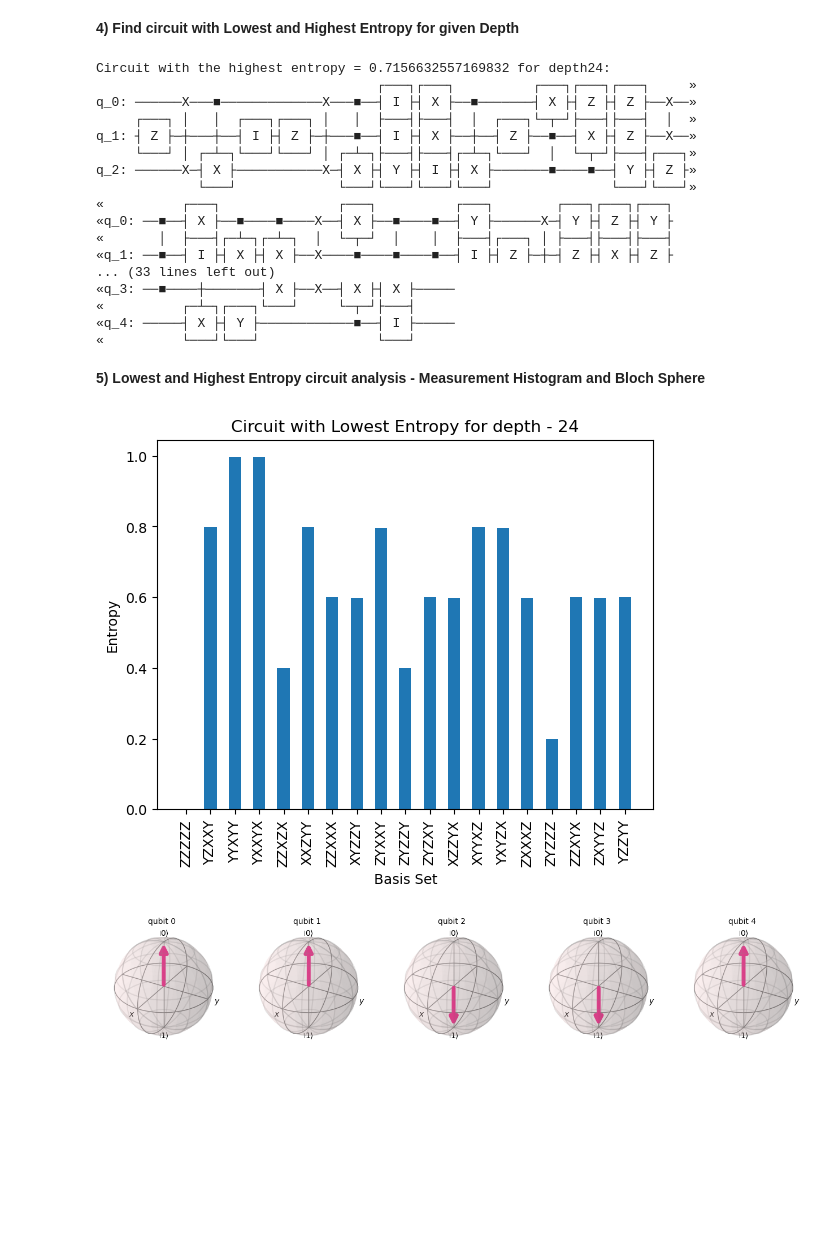
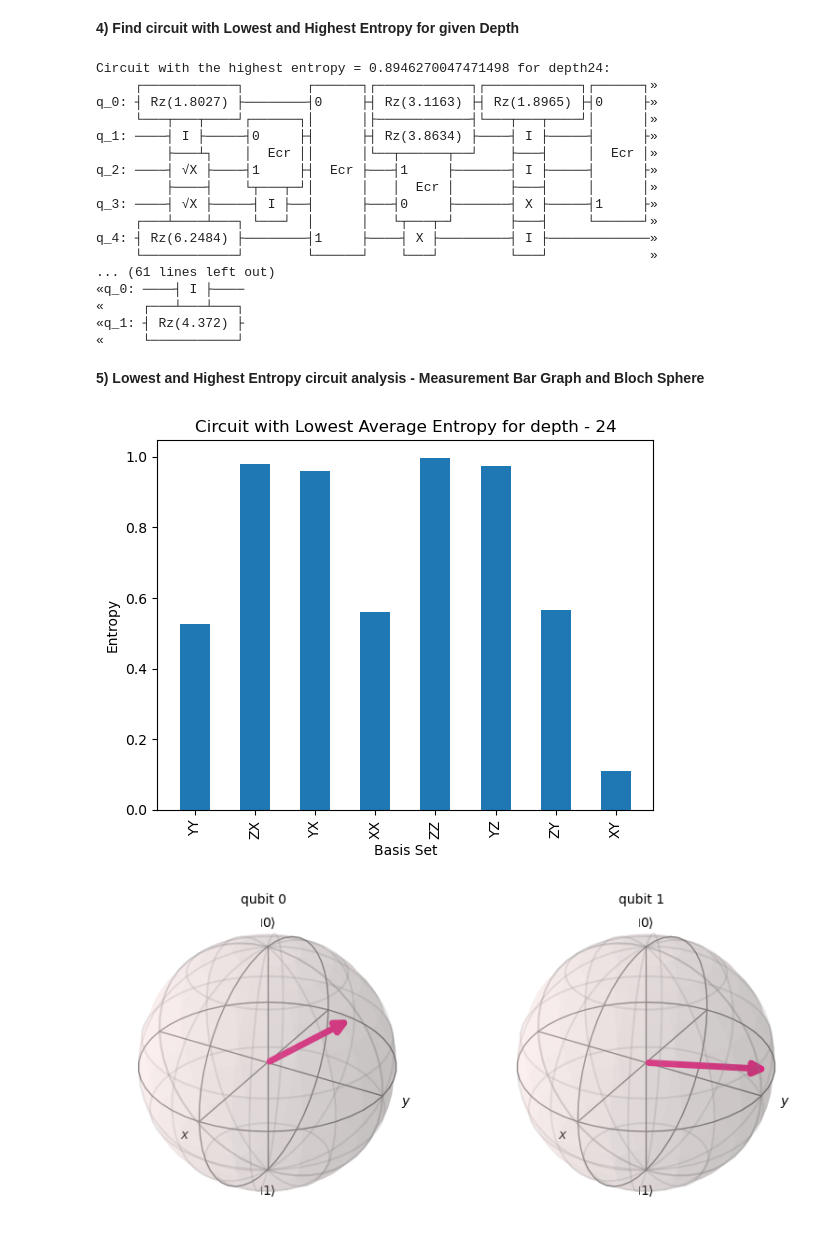
Before and after one commit to pranavi-jain/random-QC, a Jupyter notebook: Entropy.ipynb, the cells around one changed output. Drawn from its saved outputs; the diff is of its cells as text; code cells hidden in the pictures; blank space fills up the shorter version.

Commit message:
entropy update

```diff
--- a/Entropy.ipynb
+++ b/Entropy.ipynb
@@ -38,7 +40,7 @@ backend = BasicSimulator()
 # backend = service.backend("ibmq_qasm_simulator")
 
 # Choose a set of gates to build circuit
-gate_set = basis_gate_set
+gate_set = eagle_gate_set
 
 # Calculate entropy - Looping over depth and number of qubits
 data_list = []
@@ -111,47 +113,47 @@ print(highest["circuit"])
 print("Circuit with the lowest entropy = " + str(lowest["entropy"]) + " for depth "+ str(depth) + ":")
 print(lowest["circuit"])
 # %% [output]
-Circuit with the highest entropy = 0.7156632557169832 for depth24:
-                                    ┌───┐┌───┐          ┌───┐┌───┐┌───┐     »
-q_0: ──────X───■─────────────X───■──┤ I ├┤ X ├──■───────┤ X ├┤ Z ├┤ Z ├──X──»
-     ┌───┐ │   │  ┌───┐┌───┐ │   │  ├───┤├───┤  │  ┌───┐└─┬─┘├───┤├───┤  │  »
-q_1: ┤ Z ├─┼───┼──┤ I ├┤ Z ├─┼───■──┤ I ├┤ X ├──┼──┤ Z ├──■──┤ X ├┤ Z ├──X──»
-     └───┘ │ ┌─┴─┐└───┘└───┘ │ ┌─┴─┐├───┤├───┤┌─┴─┐└───┘  │  └─┬─┘├───┤┌───┐»
-q_2: ──────X─┤ X ├───────────X─┤ X ├┤ Y ├┤ I ├┤ X ├───────■────■──┤ Y ├┤ Z ├»
-             └───┘             └───┘└───┘└───┘└───┘               └───┘└───┘»
-«          ┌───┐               ┌───┐          ┌───┐        ┌───┐┌───┐┌───┐
-«q_0: ──■──┤ X ├──■────■────X──┤ X ├──■────■──┤ Y ├──────X─┤ Y ├┤ Z ├┤ Y ├
-«       │  ├───┤┌─┴─┐┌─┴─┐  │  └─┬─┘  │    │  ├───┤┌───┐ │ ├───┤├───┤├───┤
-«q_1: ──■──┤ I ├┤ X ├┤ X ├──X────■────■────■──┤ I ├┤ Z ├─┼─┤ Z ├┤ X ├┤ Z ├
-... (33 lines left out)
-«q_3: ──■────┼───────┤ X ├──X──┤ X ├┤ X ├─────
-«          ┌─┴─┐┌───┐└───┘     └─┬─┘├───┤
-«q_4: ─────┤ X ├┤ Y ├────────────■──┤ I ├─────
-«          └───┘└───┘               └───┘
+Circuit with the highest entropy = 0.8946270047471498 for depth24:
+     ┌────────────┐        ┌──────┐┌────────────┐┌────────────┐┌──────┐»
+q_0: ┤ Rz(1.8027) ├────────┤0     ├┤ Rz(3.1163) ├┤ Rz(1.8965) ├┤0     ├»
+     └───┬───┬────┘┌──────┐│      │├────────────┤└───┬───┬────┘│      │»
+q_1: ────┤ I ├─────┤0     ├┤      ├┤ Rz(3.8634) ├────┤ I ├─────┤      ├»
+         ├───┴┐    │  Ecr ││      │└──┬──────┬──┘    ├───┤     │  Ecr │»
+q_2: ────┤ √X ├────┤1     ├┤  Ecr ├───┤1     ├───────┤ I ├─────┤      ├»
+         ├────┤    └┬───┬─┘│      │   │  Ecr │       ├───┤     │      │»
+q_3: ────┤ √X ├─────┤ I ├──┤      ├───┤0     ├───────┤ X ├─────┤1     ├»
+     ┌───┴────┴───┐ └───┘  │      │   └┬───┬─┘       ├───┤     └──────┘»
+q_4: ┤ Rz(6.2484) ├────────┤1     ├────┤ X ├─────────┤ I ├─────────────»
+     └────────────┘        └──────┘    └───┘         └───┘             »
+... (61 lines left out)
+«q_0: ────┤ I ├────
+«     ┌───┴───┴───┐
+«q_1: ┤ Rz(4.372) ├
+«     └───────────┘
 # %% [markdown]
-**5) Lowest and Highest Entropy circuit analysis - Measurement Histogram and Bloch Sphere**
+**5) Lowest and Highest Entropy circuit analysis - Measurement Bar Graph and Bloch Sphere**
 # %%
 import matplotlib.pyplot as plt
 from qiskit.quantum_info import DensityMatrix
 from qiskit.visualization import plot_bloch_multivector
 from entropy import get_entropy_list
 
 # Lowest Entropy Circuit - Measurement Histogram and Bloch Sphere
 low_entropy = get_entropy_list(lowest["measurement"])
 basis = list(low_entropy.keys())
 entropy_low = list(low_entropy.values())
-plt.title("Circuit with Lowest Entropy for depth - " + str(depth))
+plt.title("Circuit with Lowest Average Entropy for depth - " + str(depth))
 plt.xlabel("Basis Set")
 plt.ylabel("Entropy")
 plt.bar(basis, entropy_low, width=0.5)
 plt.xticks(rotation='vertical')
 plt.show()
 
 density_matrix = DensityMatrix.from_instruction(lowest["circuit"])
 plot_bloch_multivector(density_matrix)
 # %% [output]
-[figure, old version]
+[figure, new version]
-[figure, old version]
+[figure, new version]
 # %%
 # Highest Entropy Circuit - Measurement Histogram and Bloch Sphere
 high_entropy = get_entropy_list(highest["measurement"])
```
Also changed, not shown: parts of 8 cells of this notebook, 2 other files.
